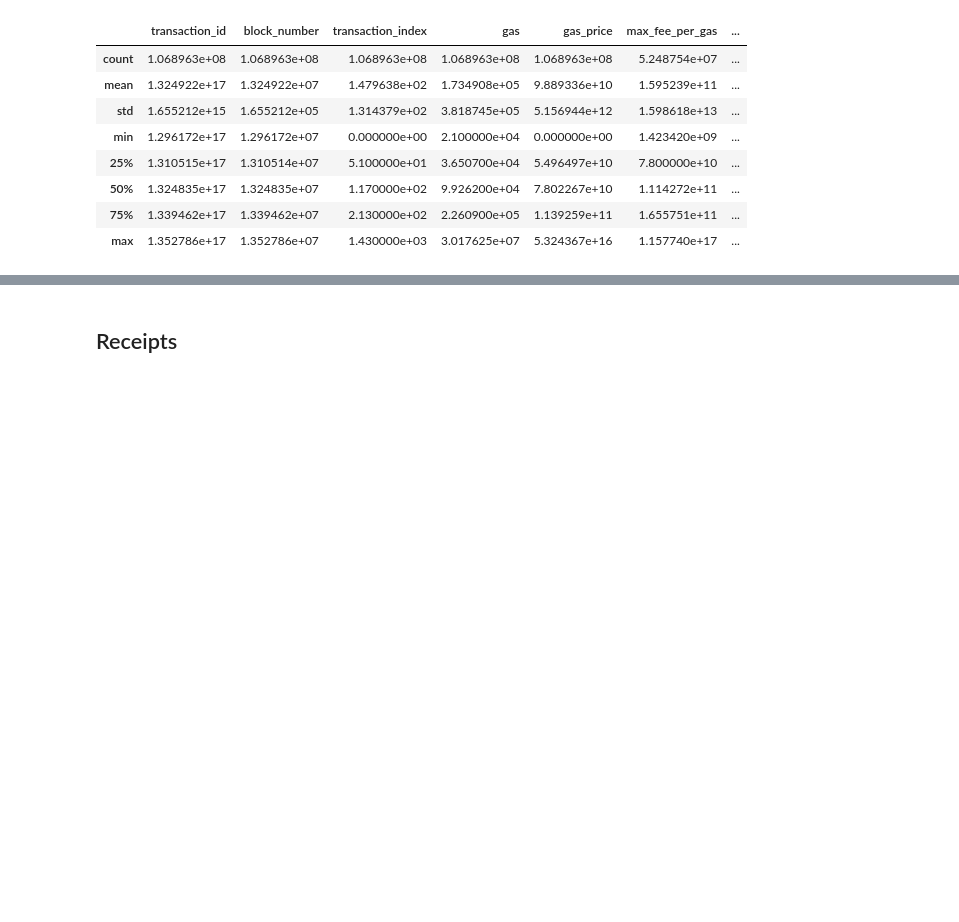
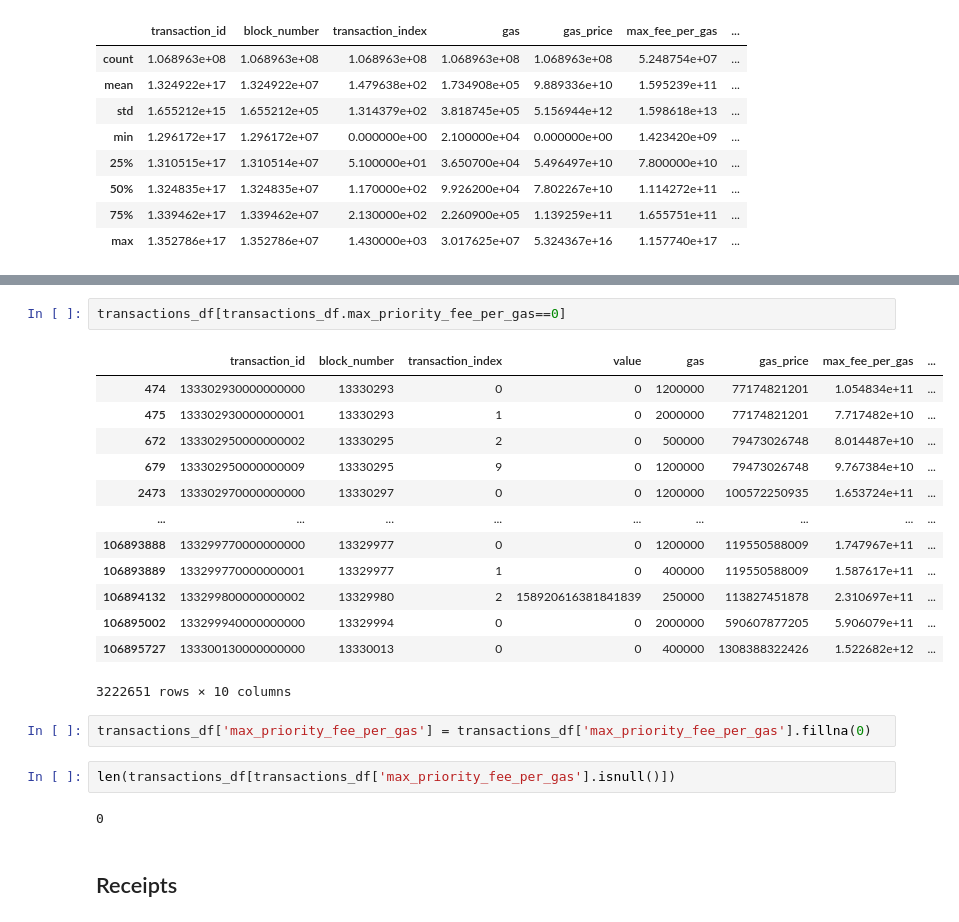
Before and after one commit to tracy-stephens/ethereum, a Jupyter notebook: Pipeline_Rob.ipynb, the cells around one changed output, grey strips where cells are left out. Cells and saved outputs as stored; diff of their text form; blank space fills up the shorter version.

```diff
--- a/Pipeline_Rob.ipynb
+++ b/Pipeline_Rob.ipynb
@@ -404,3 +453,25 @@ transactions_df.describe()
+# %%
+transactions_df[transactions_df.max_priority_fee_per_gas==0]
+# %% [output]
+|  | transaction_id | block_number | transaction_index | value | gas | gas_price | max_fee_per_gas | ... |
+| 474 | 133302930000000000 | 13330293 | 0 | 0 | 1200000 | 77174821201 | 1.054834e+11 | ... |
+| 475 | 133302930000000001 | 13330293 | 1 | 0 | 2000000 | 77174821201 | 7.717482e+10 | ... |
+| 672 | 133302950000000002 | 13330295 | 2 | 0 | 500000 | 79473026748 | 8.014487e+10 | ... |
+| 679 | 133302950000000009 | 13330295 | 9 | 0 | 1200000 | 79473026748 | 9.767384e+10 | ... |
+| 2473 | 133302970000000000 | 13330297 | 0 | 0 | 1200000 | 100572250935 | 1.653724e+11 | ... |
+| ... | ... | ... | ... | ... | ... | ... | ... | ... |
+| 106893888 | 133299770000000000 | 13329977 | 0 | 0 | 1200000 | 119550588009 | 1.747967e+11 | ... |
+| 106893889 | 133299770000000001 | 13329977 | 1 | 0 | 400000 | 119550588009 | 1.587617e+11 | ... |
+| 106894132 | 133299800000000002 | 13329980 | 2 | 158920616381841839 | 250000 | 113827451878 | 2.310697e+11 | ... |
+| 106895002 | 133299940000000000 | 13329994 | 0 | 0 | 2000000 | 590607877205 | 5.906079e+11 | ... |
+| 106895727 | 133300130000000000 | 13330013 | 0 | 0 | 400000 | 1308388322426 | 1.522682e+12 | ... |
+3222651 rows × 10 columns
+# %%
+transactions_df['max_priority_fee_per_gas'] = transactions_df['max_priority_fee_per_gas'].fillna(0)
+# %%
+len(transactions_df[transactions_df['max_priority_fee_per_gas'].isnull()])
+# %% [output]
+0
 # %% [markdown]
 ## Receipts
 # %%
```
Also changed, not shown: parts of 42 cells of this notebook.
